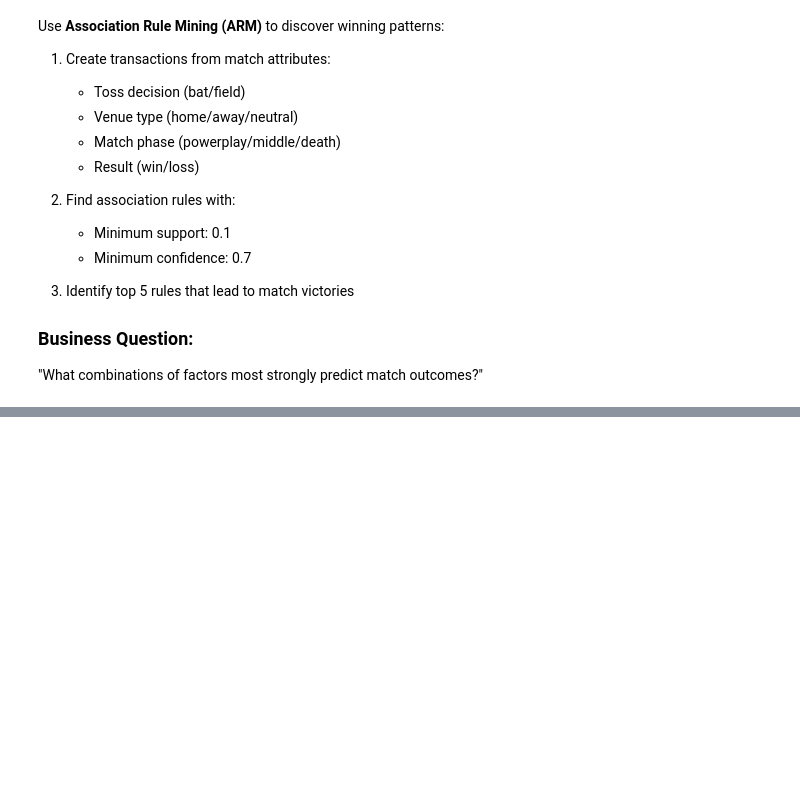
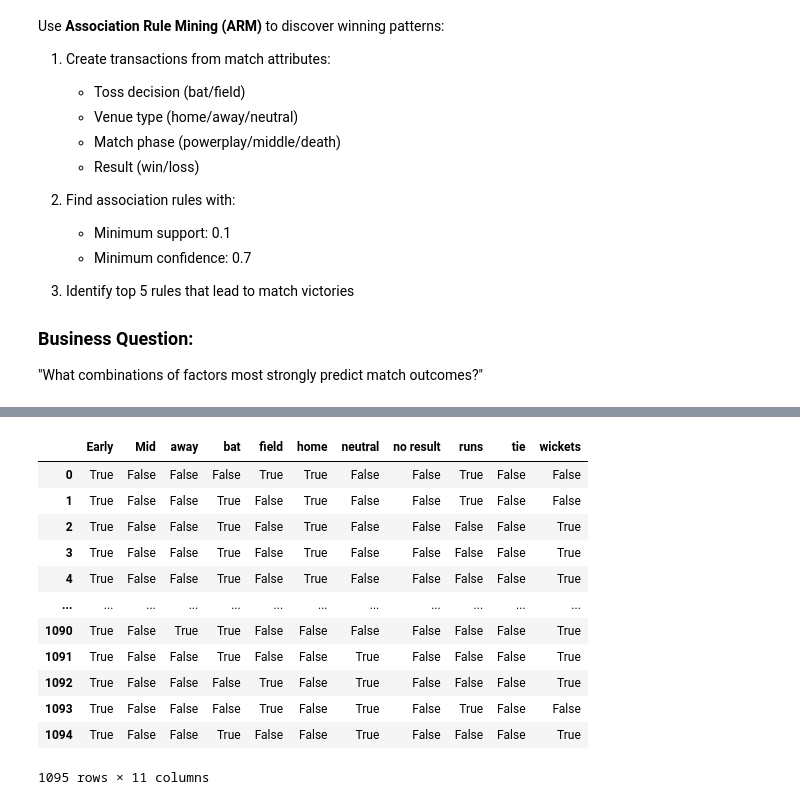
Before and after one commit to sanketmishra009/aiml, a Jupyter notebook: projects/iplAnalysis/analysis.ipynb, the cells around one changed output, grey strips where cells are left out. Saved outputs shown, nothing was run; the diff lists cells and outputs as text; code cells hidden in the pictures; blank space fills up the shorter version.

```diff
--- a/projects/iplAnalysis/analysis.ipynb
+++ b/projects/iplAnalysis/analysis.ipynb
@@ -812,3 +813,14 @@ Use **Association Rule Mining (ARM)** to discover winning patterns:
 ### Business Question:
 
 "What combinations of factors most strongly predict match outcomes?"
+# %%
+#create venue type feature:
+def vtype(row):
+    if row['city'] in ttc[row['team1']]:
+        return 'home'
+    if row['city'] in ttc[row['team2']]:
+        return 'away'
+    return 'neutral'
+
+df['venue_type'] = df.apply(vtype , axis = 1)
+df
@@ -814,0 +841,24 @@ Use **Association Rule Mining (ARM)** to discover winning patterns:
+# %%
+#create transactions:
+from mlxtend.preprocessing import TransactionEncoder
+from mlxtend.frequent_patterns import apriori , association_rules
+xdf = df[['toss_decision' , 'venue_type' , 'season_phase' , 'result']]
+transactions = xdf.values
+te = TransactionEncoder()
+imat = te.fit_transform(transactions)
+idf = pd.DataFrame(imat , columns = te.columns_)
+idf
+# %% [output]
+|  | Early | Mid | away | bat | field | home | neutral | no result | runs | tie | wickets |
+| 0 | True | False | False | False | True | True | False | False | True | False | False |
+| 1 | True | False | False | True | False | True | False | False | True | False | False |
+| 2 | True | False | False | True | False | True | False | False | False | False | True |
+| 3 | True | False | False | True | False | True | False | False | False | False | True |
+| 4 | True | False | False | True | False | True | False | False | False | False | True |
+| ... | ... | ... | ... | ... | ... | ... | ... | ... | ... | ... | ... |
+| 1090 | True | False | True | True | False | False | False | False | False | False | True |
+| 1091 | True | False | False | True | False | False | True | False | False | False | True |
+| 1092 | True | False | False | False | True | False | True | False | False | False | True |
+| 1093 | True | False | False | False | True | False | True | False | True | False | False |
+| 1094 | True | False | False | True | False | False | True | False | False | False | True |
+1095 rows × 11 columns
```
Also changed, not shown: parts of 22 cells of this notebook, 6 other files.
